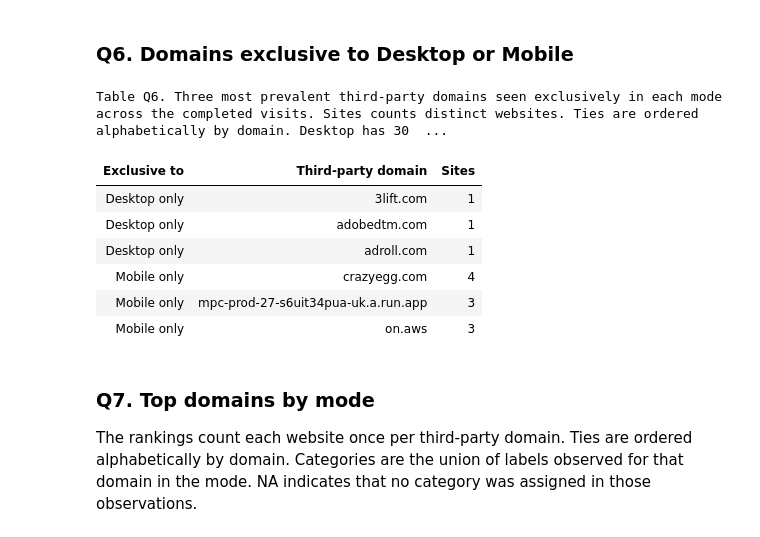
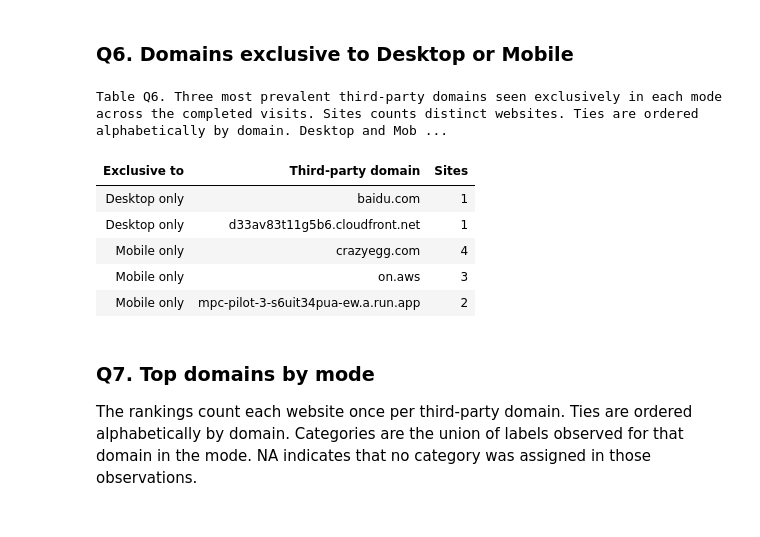
Before and after one commit to sohail-baig/Web-Privacy-Measurement, a Jupyter notebook: report.ipynb, the cells around one changed output. Cells and saved outputs as stored; diff of their text form; code cells hidden in the pictures.

```diff
--- a/report.ipynb
+++ b/report.ipynb
@@ -179,16 +179,15 @@ Figure Q5b. Ignore websites with at least one received Analytics response, out o
 # %% [markdown]
 ### Q6. Domains exclusive to Desktop or Mobile
 # %%
-show_table('q6', 'Q6', 'Three most prevalent third-party domains seen exclusively in each mode across the completed visits. Sites counts distinct websites. Ties are ordered alphabetically by domain. Desktop has 30 visits and Mobile has 29.', kind='table', detail=['Exclusive to', 'Third-party domain', 'Sites'])
+show_table('q6', 'Q6', 'Three most prevalent third-party domains seen exclusively in each mode across the completed visits. Sites counts distinct websites. Ties are ordered alphabetically by domain. Desktop and Mobile each have 30 visits.', kind='table', detail=['Exclusive to', 'Third-party domain', 'Sites'])
 # %% [output]
-Table Q6. Three most prevalent third-party domains seen exclusively in each mode across the completed visits. Sites counts distinct websites. Ties are ordered alphabetically by domain. Desktop has 30  ...
+Table Q6. Three most prevalent third-party domains seen exclusively in each mode across the completed visits. Sites counts distinct websites. Ties are ordered alphabetically by domain. Desktop and Mob ...
 | Exclusive to | Third-party domain | Sites |
-| Desktop only | 3lift.com | 1 |
-| Desktop only | adobedtm.com | 1 |
-| Desktop only | adroll.com | 1 |
+| Desktop only | baidu.com | 1 |
+| Desktop only | d33av83t11g5b6.cloudfront.net | 1 |
 | Mobile only | crazyegg.com | 4 |
-| Mobile only | mpc-prod-27-s6uit34pua-uk.a.run.app | 3 |
 | Mobile only | on.aws | 3 |
+| Mobile only | mpc-pilot-3-s6uit34pua-ew.a.run.app | 2 |
 # %% [markdown]
 ### Q7. Top domains by mode
 
```
Also changed, not shown: parts of 18 cells of this notebook.
